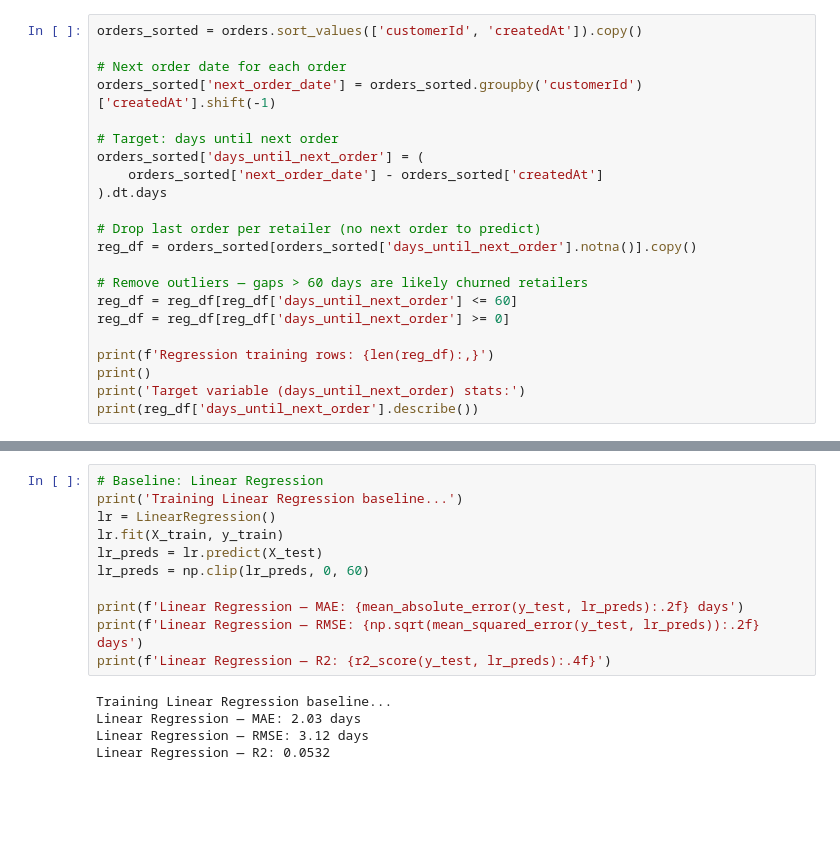
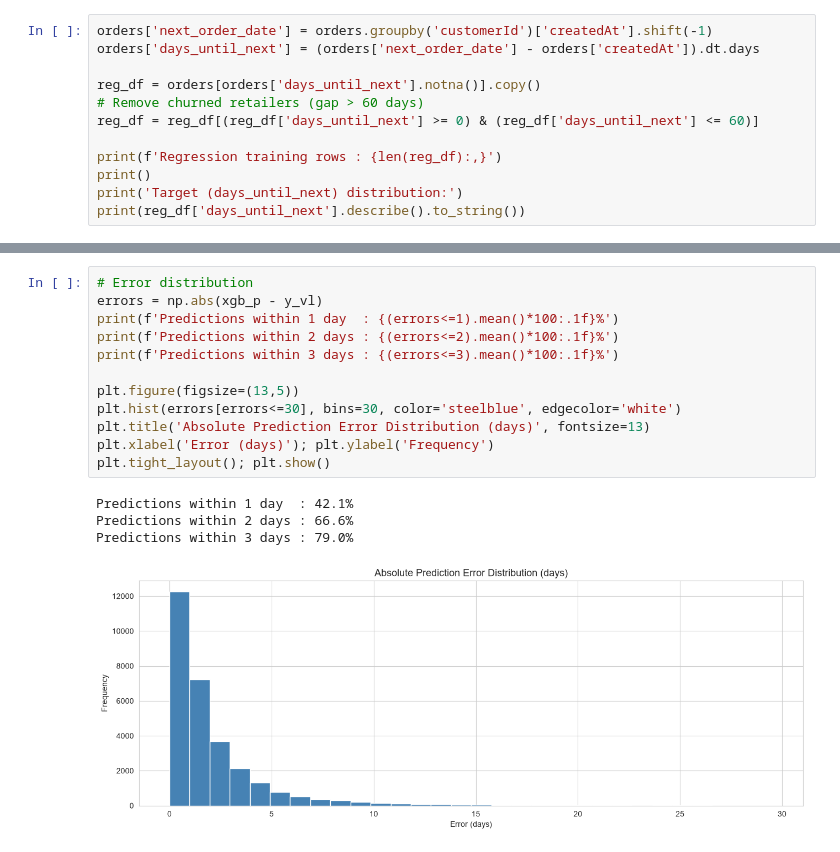
Before and after one commit to rizzit17/O2R-Order-prediction, a Jupyter notebook: notebooks/05_next_order_prediction.ipynb, the cells around one changed output, grey strips where cells are left out. Drawn from its saved outputs; the diff is of its cells as text; blank space fills up the shorter version.

```diff
--- a/notebooks/05_next_order_prediction.ipynb
+++ b/notebooks/05_next_order_prediction.ipynb
@@ -40,23 +50,13 @@ Retailers: 8,640
 # %%
-orders_sorted = orders.sort_values(['customerId', 'createdAt']).copy()
+orders['next_order_date'] = orders.groupby('customerId')['createdAt'].shift(-1)
+orders['days_until_next'] = (orders['next_order_date'] - orders['createdAt']).dt.days
 
-# Next order date for each order
-orders_sorted['next_order_date'] = orders_sorted.groupby('customerId')['createdAt'].shift(-1)
+reg_df = orders[orders['days_until_next'].notna()].copy()
+# Remove churned retailers (gap > 60 days)
+reg_df = reg_df[(reg_df['days_until_next'] >= 0) & (reg_df['days_until_next'] <= 60)]
 
-# Target: days until next order
-orders_sorted['days_until_next_order'] = (
-    orders_sorted['next_order_date'] - orders_sorted['createdAt']
-).dt.days
-
-# Drop last order per retailer (no next order to predict)
-reg_df = orders_sorted[orders_sorted['days_until_next_order'].notna()].copy()
-
-# Remove outliers — gaps > 60 days are likely churned retailers
-reg_df = reg_df[reg_df['days_until_next_order'] <= 60]
-reg_df = reg_df[reg_df['days_until_next_order'] >= 0]
-
-print(f'Regression training rows: {len(reg_df):,}')
+print(f'Regression training rows : {len(reg_df):,}')
 print()
-print('Target variable (days_until_next_order) stats:')
-print(reg_df['days_until_next_order'].describe())
+print('Target (days_until_next) distribution:')
+print(reg_df['days_until_next'].describe().to_string())
 # %% [output]
@@ -139,17 +179,18 @@ Test:  29,485 rows
 # %%
-# Baseline: Linear Regression
-print('Training Linear Regression baseline...')
-lr = LinearRegression()
-lr.fit(X_train, y_train)
-lr_preds = lr.predict(X_test)
-lr_preds = np.clip(lr_preds, 0, 60)
+# Error distribution
+errors = np.abs(xgb_p - y_vl)
+print(f'Predictions within 1 day  : {(errors<=1).mean()*100:.1f}%')
+print(f'Predictions within 2 days : {(errors<=2).mean()*100:.1f}%')
+print(f'Predictions within 3 days : {(errors<=3).mean()*100:.1f}%')
 
-print(f'Linear Regression — MAE: {mean_absolute_error(y_test, lr_preds):.2f} days')
-print(f'Linear Regression — RMSE: {np.sqrt(mean_squared_error(y_test, lr_preds)):.2f} days')
-print(f'Linear Regression — R2: {r2_score(y_test, lr_preds):.4f}')
+plt.figure(figsize=(13,5))
+plt.hist(errors[errors<=30], bins=30, color='steelblue', edgecolor='white')
+plt.title('Absolute Prediction Error Distribution (days)', fontsize=13)
+plt.xlabel('Error (days)'); plt.ylabel('Frequency')
+plt.tight_layout(); plt.show()
 # %% [output]
-Training Linear Regression baseline...
-Linear Regression — MAE: 2.03 days
-Linear Regression — RMSE: 3.12 days
-Linear Regression — R2: 0.0532
+Predictions within 1 day  : 42.1%
+Predictions within 2 days : 66.6%
+Predictions within 3 days : 79.0%
+[figure, added]
 # %%
```
Also changed, not shown: parts of 10 cells of this notebook, 8 other files.
